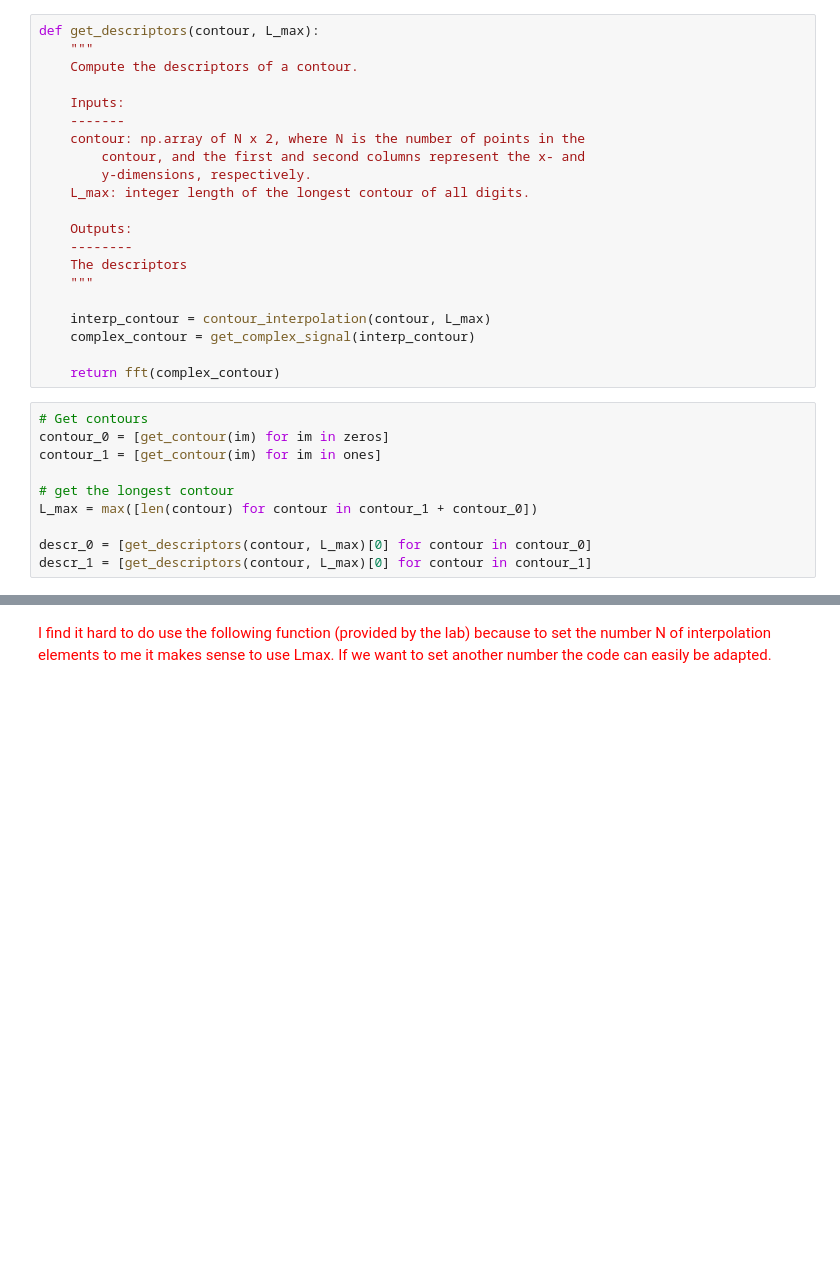
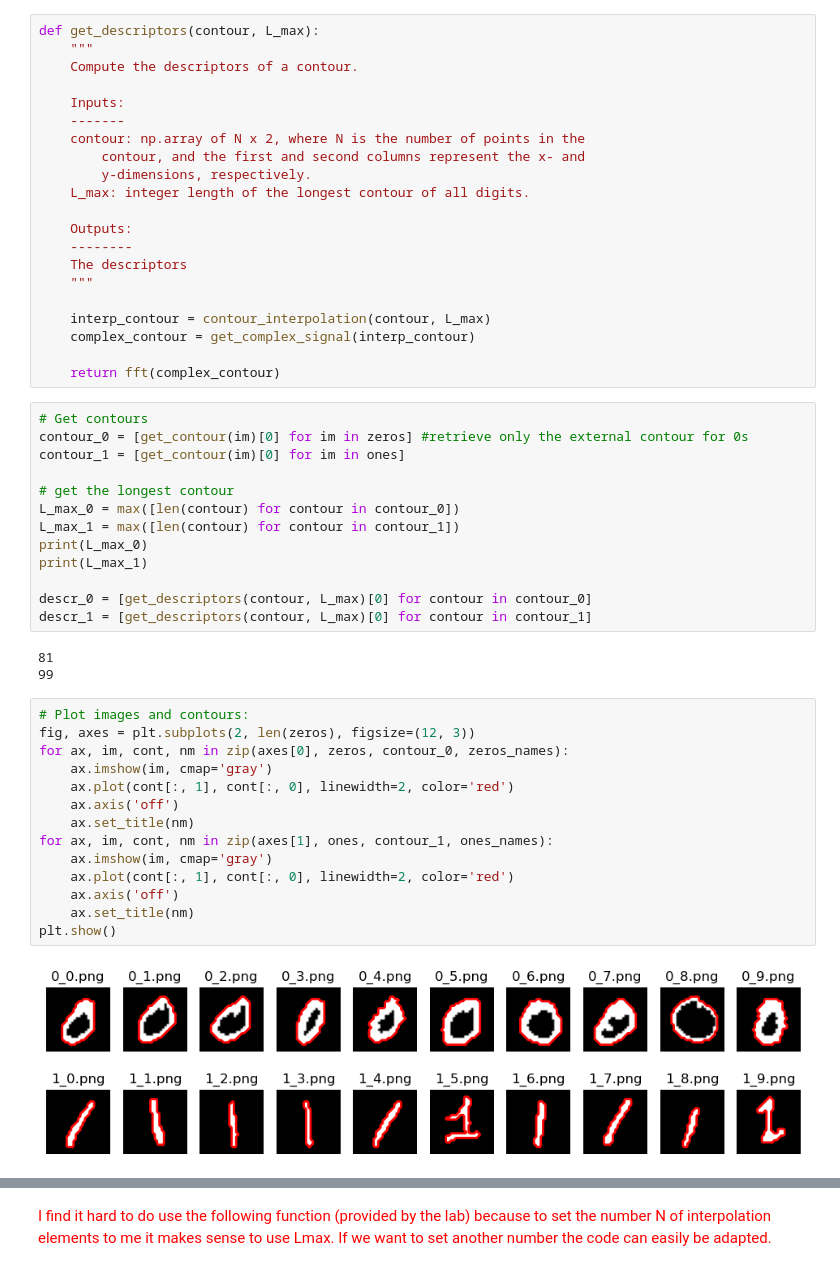
Before and after one commit to lindadelacombaz/iapr-2023, a Jupyter notebook: lab_02_object_description.ipynb, the cells around one changed output, grey strips where cells are left out. Drawn from its saved outputs; the diff is of its cells as text; blank space fills up the shorter version.

```diff
--- a/lab_02_object_description.ipynb
+++ b/lab_02_object_description.ipynb
@@ -291,11 +296,33 @@ def get_descriptors(contour, L_max):
     return fft(complex_contour)
 # %%
 # Get contours
-contour_0 = [get_contour(im) for im in zeros]
-contour_1 = [get_contour(im) for im in ones]
+contour_0 = [get_contour(im)[0] for im in zeros] #retrieve only the external contour for 0s
+contour_1 = [get_contour(im)[0] for im in ones]
 
 # get the longest contour
-L_max = max([len(contour) for contour in contour_1 + contour_0])
+L_max_0 = max([len(contour) for contour in contour_0])
+L_max_1 = max([len(contour) for contour in contour_1])
+print(L_max_0)
+print(L_max_1)
 
 descr_0 = [get_descriptors(contour, L_max)[0] for contour in contour_0]
 descr_1 = [get_descriptors(contour, L_max)[0] for contour in contour_1]
+# %% [output]
+81
+99
+# %%
+# Plot images and contours:
+fig, axes = plt.subplots(2, len(zeros), figsize=(12, 3))
+for ax, im, cont, nm in zip(axes[0], zeros, contour_0, zeros_names):
+    ax.imshow(im, cmap='gray')
+    ax.plot(cont[:, 1], cont[:, 0], linewidth=2, color='red')
+    ax.axis('off')
+    ax.set_title(nm)
+for ax, im, cont, nm in zip(axes[1], ones, contour_1, ones_names):
+    ax.imshow(im, cmap='gray')
+    ax.plot(cont[:, 1], cont[:, 0], linewidth=2, color='red')
+    ax.axis('off')
+    ax.set_title(nm)
+plt.show()
+# %% [output]
+[figure, added]
```
Also changed, not shown: parts of 17 cells of this notebook.
